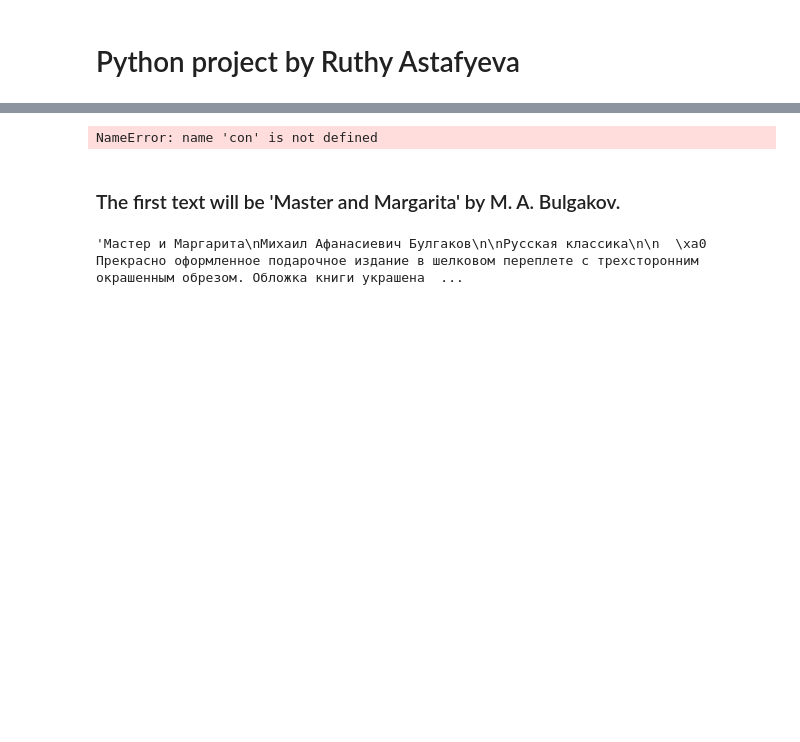
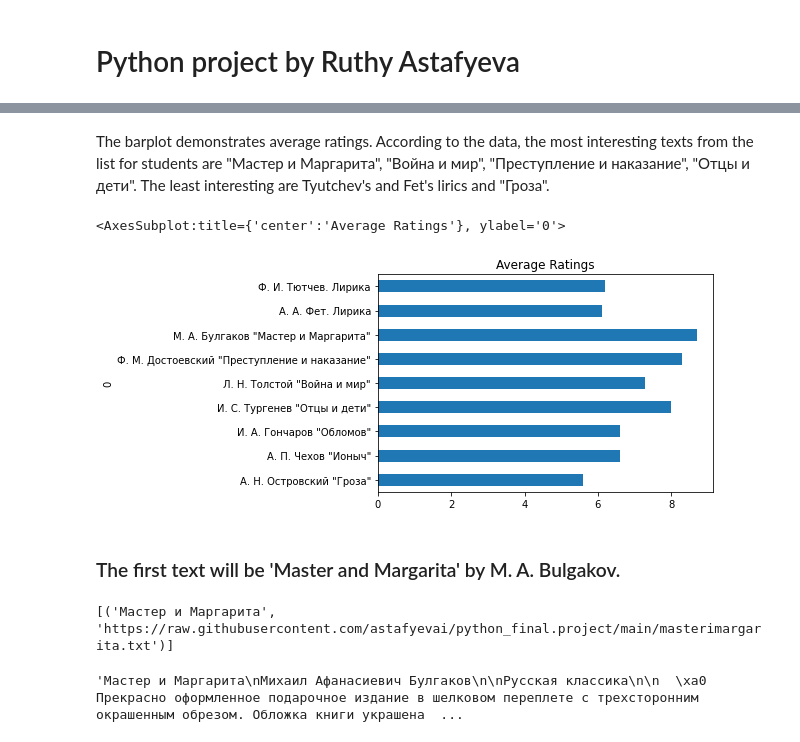
Before and after one commit to astafyevai/python_final.project, a Jupyter notebook: code.ipynb, the cells around one changed output, grey strips where cells are left out. Saved outputs shown, nothing was run; the diff lists cells and outputs as text; code cells hidden in the pictures; blank space fills up the shorter version.

```diff
--- a/code.ipynb
+++ b/code.ipynb
@@ -31,5 +16,7 @@ df_rating.tail()
+# %%
+con.close()
+con = sqlite3.connect("lit_tests.db") #creating database
+cur = con.cursor()
 # %%
-df_url.to_sql(name='number', con=con, if_exists='replace') #The table contains texts' urls.
-df_rating.to_sql(name='grader', con=con, if_exists='replace') #The table contains rating information.
+df_url.to_sql(name='data', con=con, if_exists='replace') #The table contains texts' urls.
+df_rating.to_sql(name='rating', con=con, if_exists='replace') #The table contains rating information.
-# %% [output]
-NameError: name 'con' is not defined
@@ -38,2 +23,12 @@ NameError: name 'con' is not defined
+# %%
+cur.execute('SELECT name, average FROM rating')
+averages = pd.DataFrame(cur.fetchall())
+# %% [markdown]
+The barplot demonstrates average ratings. According to the data, the most interesting texts from the list for students are "Мастер и Маргарита", "Война и мир", "Преступление и наказание", "Отцы и дети".  The least interesting are Tyutchev's and Fet's lirics and "Гроза".
+# %%
+averages.set_index([0])[1].plot(kind='barh', title='Average Ratings')
+# %% [output]
+<AxesSubplot:title={'center':'Average Ratings'}, ylabel='0'>
+[figure, added]
 # %% [markdown]
 ### The first text will be 'Master and Margarita' by M. A. Bulgakov.
@@ -42 +35,8 @@ url = 'https://raw.githubusercontent.com/astafyevai/python_final.project/main/ma
+# %%
+cur.execute('SELECT name, text FROM data WHERE id = 1')
+script = cur.fetchall()
+print(script)
+url = script[0][1]
+# %% [output]
+[('Мастер и Маргарита', 'https://raw.githubusercontent.com/astafyevai/python_final.project/main/masterimargarita.txt')]
 # %%
```
Also changed, not shown: parts of 32 cells of this notebook.
